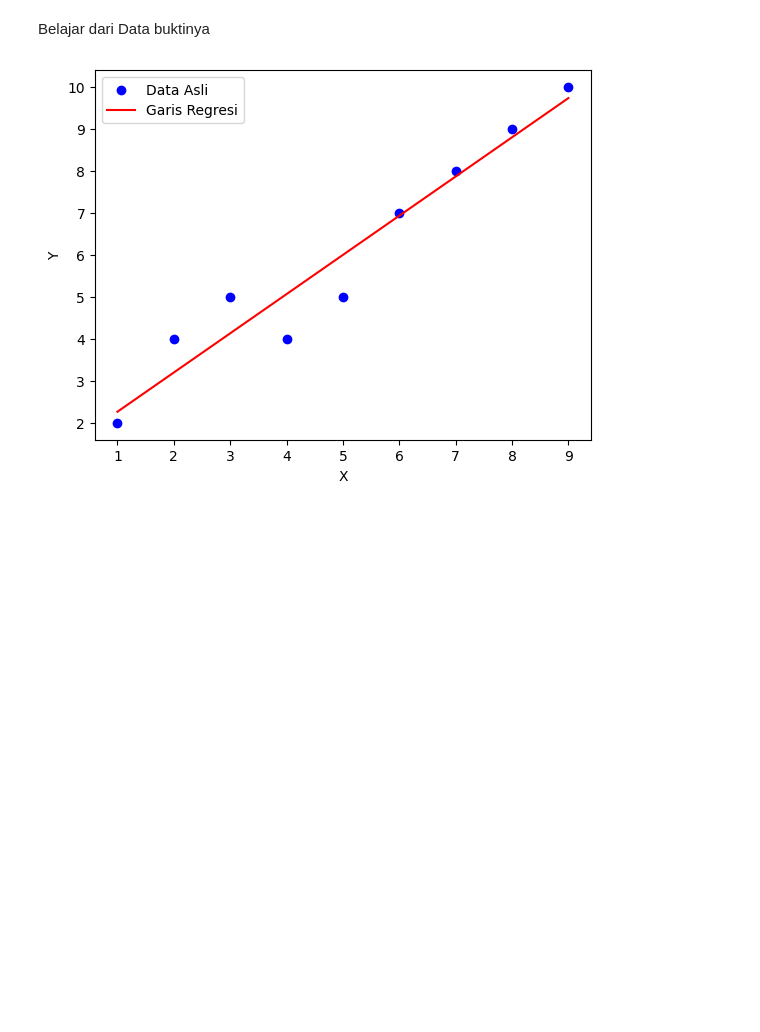
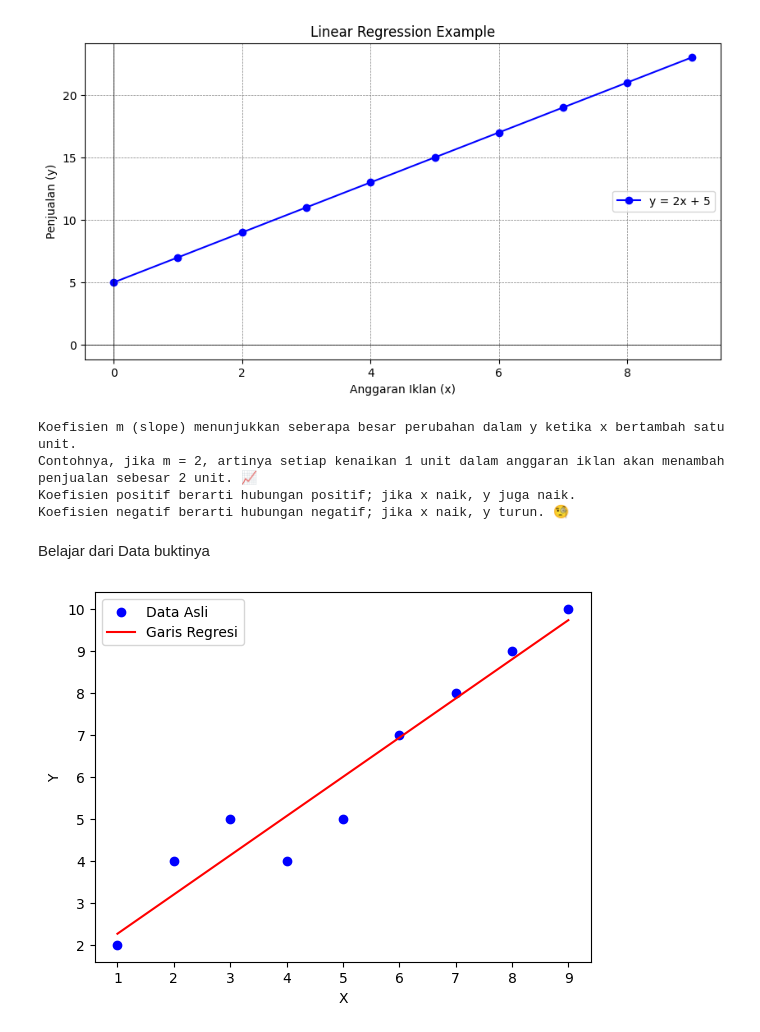
Before and after one commit to galennolan/Data-Mining, a Jupyter notebook: Regresi Linear/regresibelajarDariData.ipynb, the cells around one changed output. Cells and saved outputs as stored; diff of their text form; code cells hidden in the pictures; blank space fills up the shorter version.

Commit message:
Regresi linear update

```diff
--- a/Regresi Linear/regresibelajarDariData.ipynb
+++ b/Regresi Linear/regresibelajarDariData.ipynb
@@ -1,3 +1,43 @@
+# %%
+# Importing the necessary library
+import matplotlib.pyplot as plt
+
+# Defining the linear regression function
+def linear_regression(x, m, c):
+    return m * x + c
+
+# Example variables
+x = range(0, 10)
+m = 2  # slope
+c = 5  # intercept
+
+# Predicting y values using the linear regression function
+y = [linear_regression(i, m, c) for i in x]
+
+# Plotting the data
+plt.figure(figsize=(10, 5))
+plt.plot(x, y, label=f'y = {m}x + {c}', color='blue', marker='o')
+plt.title('Linear Regression Example')
+plt.xlabel('Anggaran Iklan (x)')
+plt.ylabel('Penjualan (y)')
+plt.axhline(y=0, color='black',linewidth=0.5)
+plt.axvline(x=0, color='black',linewidth=0.5)
+plt.grid(color = 'gray', linestyle = '--', linewidth = 0.5)
+plt.legend()
+plt.show()
+
+# Explaining the coefficients
+print("Koefisien m (slope) menunjukkan seberapa besar perubahan dalam y ketika x bertambah satu unit.")
+print("Contohnya, jika m = 2, artinya setiap kenaikan 1 unit dalam anggaran iklan akan menambah penjualan sebesar 2 unit. 📈")
+
+print("Koefisien positif berarti hubungan positif; jika x naik, y juga naik.")
+print("Koefisien negatif berarti hubungan negatif; jika x naik, y turun. 🧐")
+# %% [output]
+[figure, added]
+Koefisien m (slope) menunjukkan seberapa besar perubahan dalam y ketika x bertambah satu unit.
+Contohnya, jika m = 2, artinya setiap kenaikan 1 unit dalam anggaran iklan akan menambah penjualan sebesar 2 unit. 📈
+Koefisien positif berarti hubungan positif; jika x naik, y juga naik.
+Koefisien negatif berarti hubungan negatif; jika x naik, y turun. 🧐
 # %% [markdown]
 Belajar dari Data buktinya
 # %%
```
Also changed, not shown: parts of 4 cells of this notebook, 7 other files.
